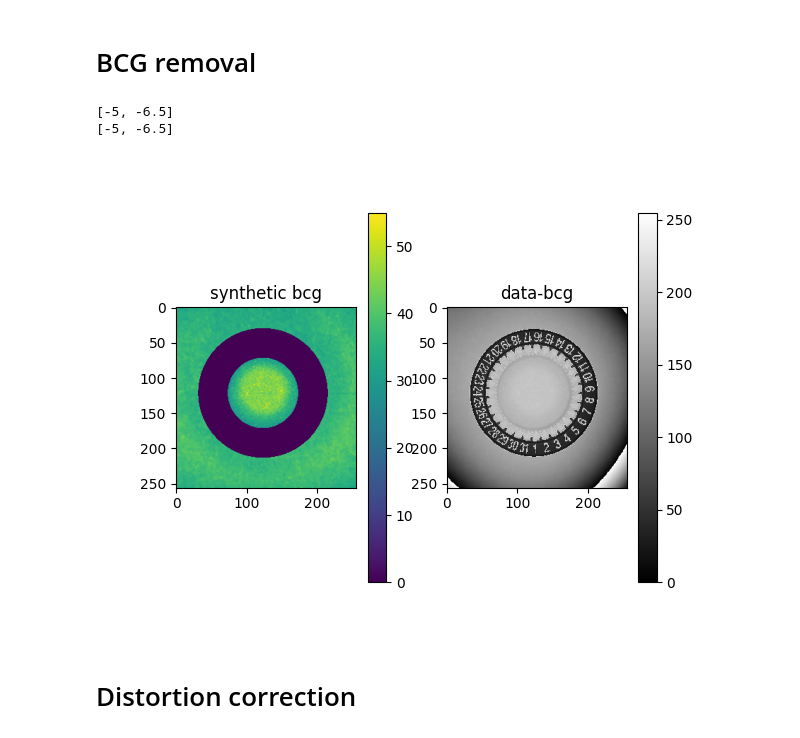
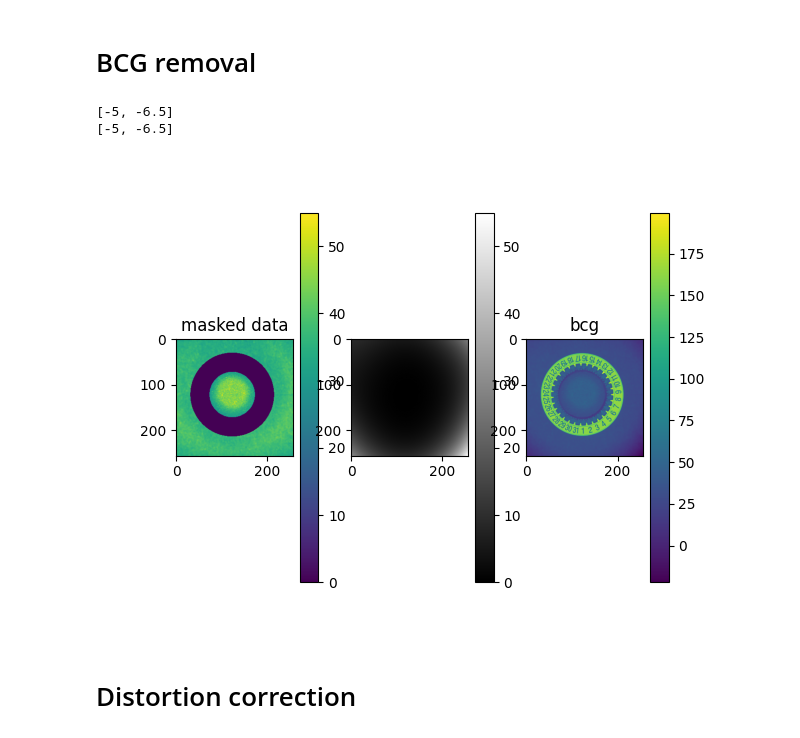
Before and after one commit to HumbertDominique/PI_decalques, a Jupyter notebook: python_processing.ipynb, the cells around one changed output. Saved outputs shown, nothing was run; the diff lists cells and outputs as text; code cells hidden in the pictures.

```diff
--- a/python_processing.ipynb
+++ b/python_processing.ipynb
@@ -19,34 +30,42 @@ print(random_draw(2*12,1,12))
 # %%
 image = Image.open("data/30mm_BonW_5.bmp").resize((256, 256)) # Simplement pour accélèrer le processing durant le développement
 
 data = np.asarray(image)[:,:,1] # BW => R=G=B
 height, width = data.shape
 
 mask = src.build_mask(height, width, 92, [-5,-6.5])    # Construit un masque(disque) de pour ne pas utiliser certaines données
 mask += ~src.build_mask(height, width, 50, [-5,-6.5]) # Construit un !masque(disque) de pour ne !pas utiliser certaines données
 
 x = np.linspace(-1,1,width)
 y = np.linspace(-1,1,height)
 grid_x, grid_y = np.meshgrid(x, y)
 synt_bcg, trash = src.polynomial_mask(data, mask, [grid_x, grid_y], order=5)
 
+synt_bcg = (synt_bcg - np.min(synt_bcg))/(np.max(synt_bcg)- np.min(synt_bcg))*np.max(data*mask) # normalize to the image illumination
+
+
+synt_bcg = synt_bcg
 data_bcg = data - synt_bcg # Ideal, the bcg values are cole to 0 comaratively to the disk
+
+
 
 plt.close(2)
 plt.figure(2)
-plt.subplot(1,2,1)
+plt.subplot(1,3,1)
 plt.imshow(data*mask)
 plt.colorbar()
-plt.title("synthetic bcg")
-plt.subplot(1,2,2)
-plt.imshow(data-synt_bcg.astype(np.uint8),cmap='gray')
-# plt.imshow(data)
+plt.title("masked data")
+plt.subplot(1,3,2)
+plt.imshow(synt_bcg,cmap='gray')
 plt.colorbar()
-plt.title("data-bcg")
+plt.subplot(1,3,3)
+plt.imshow(data_bcg)
+plt.colorbar()
+plt.title("bcg")
 plt.show()
 # %% [output]
 [-5, -6.5]
 [-5, -6.5]
-[figure, old version]
+[figure, new version]
 # %% [markdown]
 # Distortion correction
```
Also changed, not shown: parts of 3 cells of this notebook, 1 other file.
